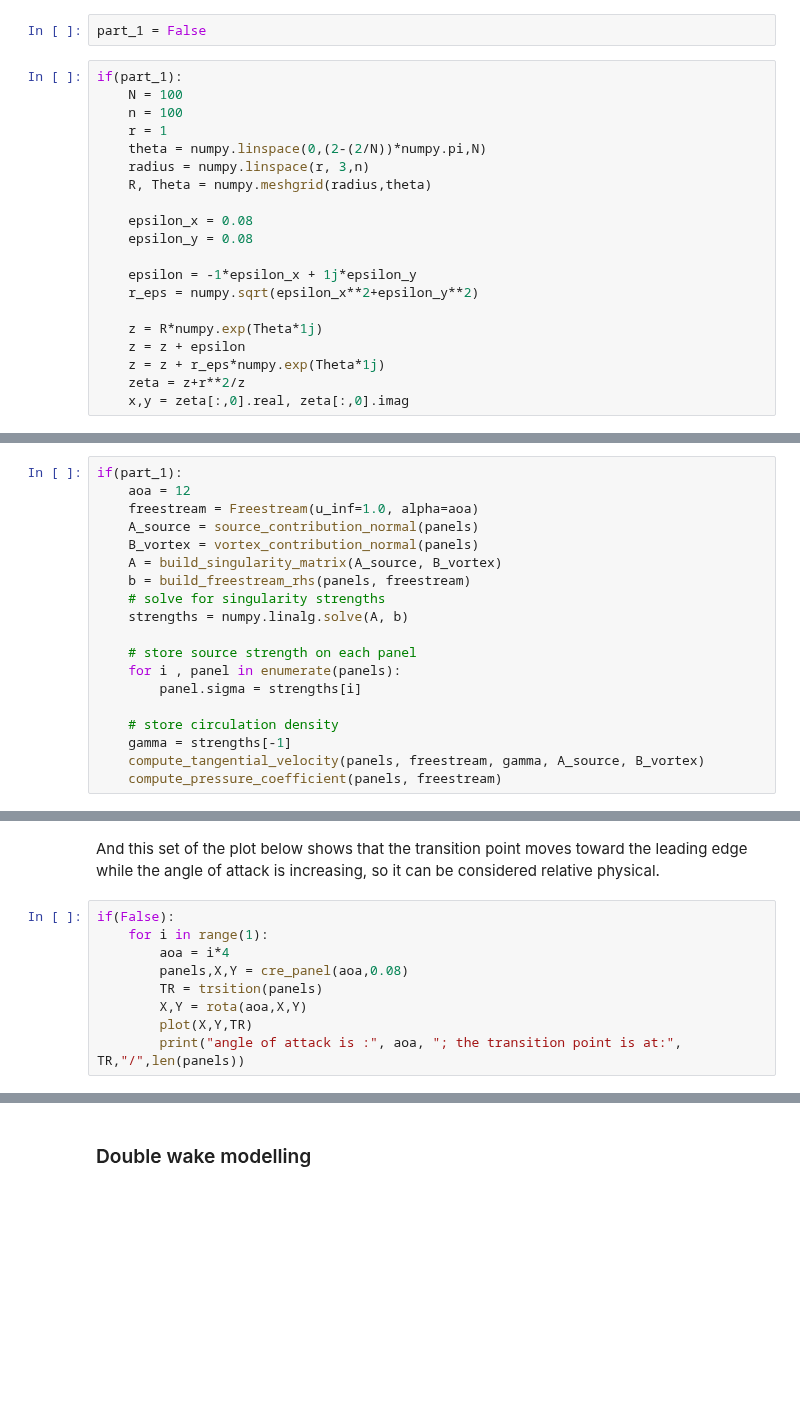
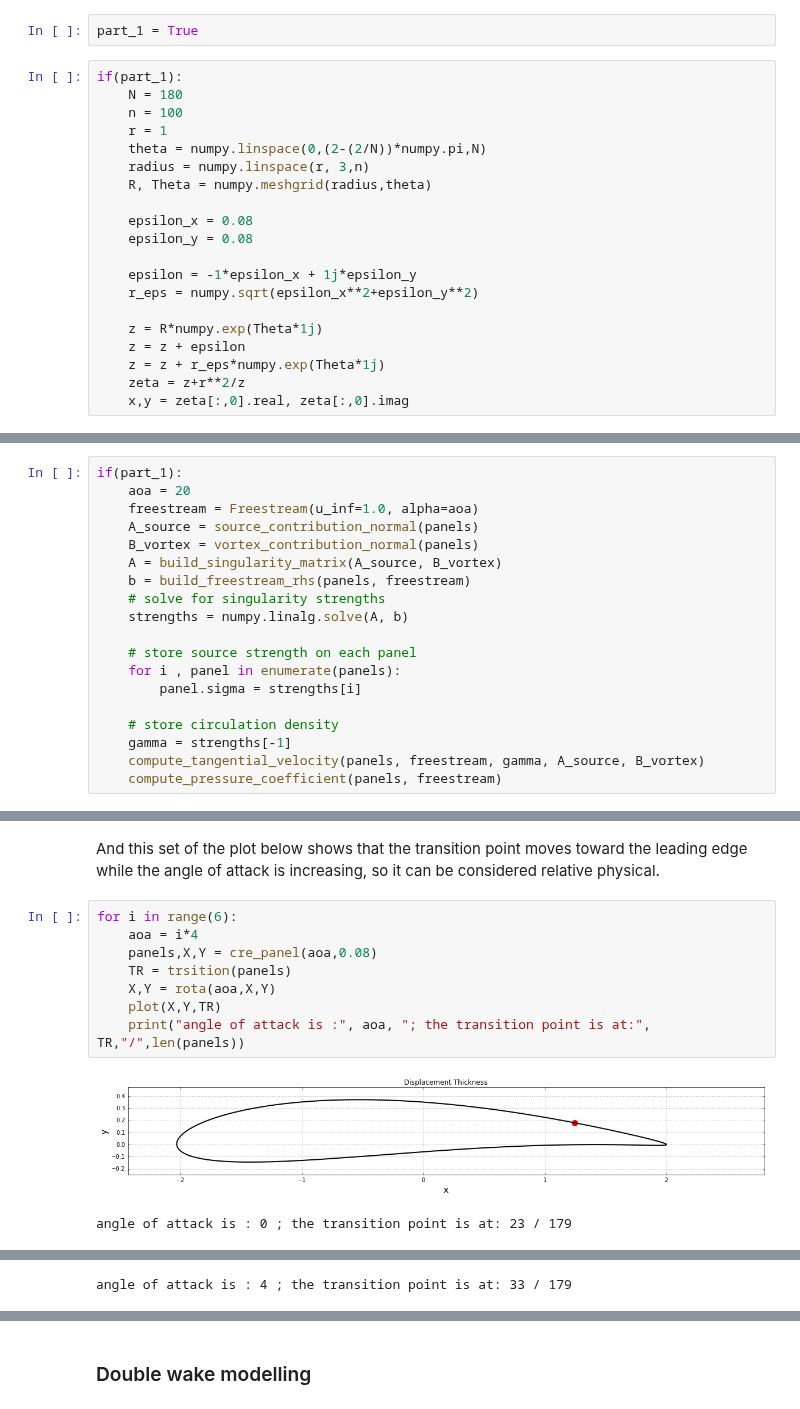
Before and after one commit to barbagroup/AeroPython-studentprojects2017, a Jupyter notebook: Double Wake Model/My_Project_2017.ipynb, the cells around one changed output, grey strips where cells are left out. Saved outputs shown, nothing was run; the diff lists cells and outputs as text; blank space fills up the shorter version.

```diff
--- a/Double Wake Model/My_Project_2017.ipynb
+++ b/Double Wake Model/My_Project_2017.ipynb
@@ -366,10 +378,10 @@ def panelize(x,y,alpha,plot):
 
     return panels,cl,strengths
 # %%
-part_1 = False
+part_1 = True
 # %%
 if(part_1):
-    N = 100
+    N = 180
     n = 100
     r = 1
     theta = numpy.linspace(0,(2-(2/N))*numpy.pi,N)
@@ -410,6 +424,6 @@ if(part_1):
 # %%
 if(part_1):
-    aoa = 12
+    aoa = 20
     freestream = Freestream(u_inf=1.0, alpha=aoa)
     A_source = source_contribution_normal(panels)
     B_vortex = vortex_contribution_normal(panels)
@@ -641,11 +660,13 @@ To test the result of the Michael's method, the same wing section from the first
 # %% [markdown]
 And this set of the plot below shows that the transition point moves toward the leading edge while the angle of attack is increasing, so it can be considered relative physical.
 # %%
-if(False):
-    for i in range(1):
-        aoa = i*4
-        panels,X,Y = cre_panel(aoa,0.08)
-        TR = trsition(panels)
-        X,Y = rota(aoa,X,Y)
-        plot(X,Y,TR)
-        print("angle of attack is :", aoa, "; the transition point is at:", TR,"/",len(panels))
+for i in range(6):
+    aoa = i*4
+    panels,X,Y = cre_panel(aoa,0.08)
+    TR = trsition(panels)
+    X,Y = rota(aoa,X,Y)
+    plot(X,Y,TR)
+    print("angle of attack is :", aoa, "; the transition point is at:", TR,"/",len(panels))
+# %% [output]
+[figure, added]
+angle of attack is : 0 ; the transition point is at: 23 / 179
@@ -651,0 +674 @@ if(False):
+angle of attack is : 4 ; the transition point is at: 33 / 179
```
Also changed, not shown: parts of 15 cells of this notebook.
